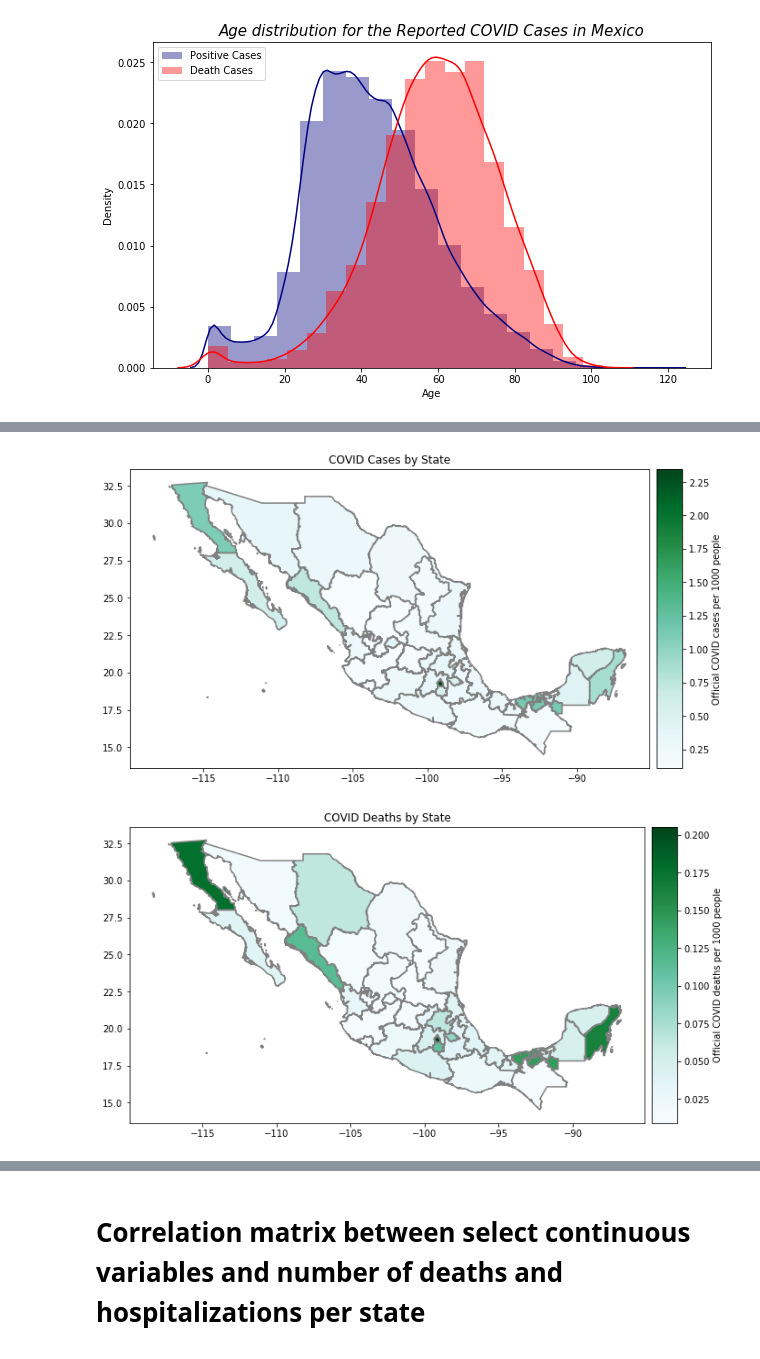
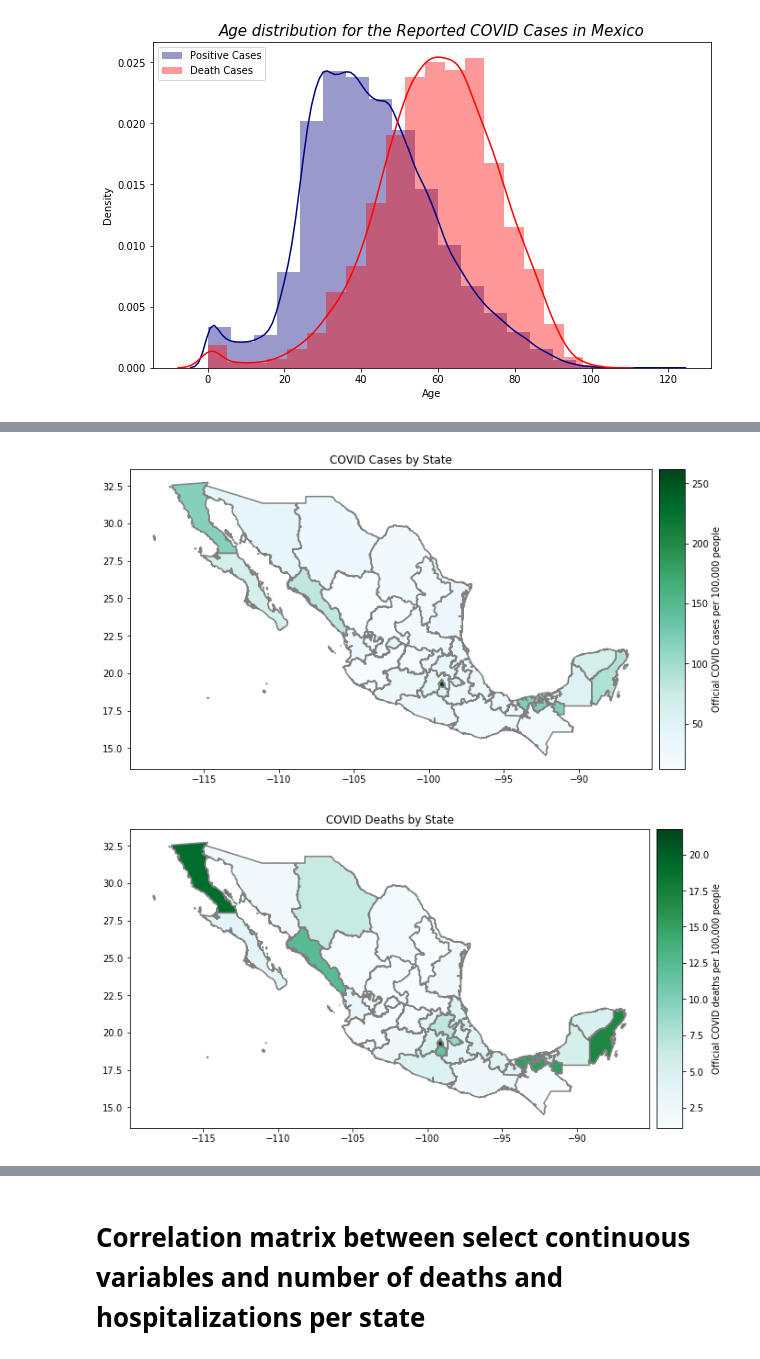
Before and after one commit to ml-project-2020/covid, a Jupyter notebook: Descriptive Visualizations.ipynb, the cells around one changed output, grey strips where cells are left out. Drawn from its saved outputs; the diff is of its cells as text; code cells hidden in the pictures.

Commit message:
Added state by state plots

```diff
--- a/Descriptive Visualizations.ipynb
+++ b/Descriptive Visualizations.ipynb
@@ -102,9 +102,11 @@ Finished cleaning, wrangling and grouping count columns are: ['casos_positivos',
 sum_bystate = covid_by_state.groupby(['entidad_um', 'entidad']).sum().reset_index()
 sum_bystate.loc[:, 'poblacion'] = hdata['POB_MIT_AÑO']
 
-sum_bystate.loc[:, 'positivos por 1000'] = (sum_bystate.casos_positivos/sum_bystate.poblacion) * 1000
-sum_bystate.loc[:, 'muertos por 1000'] = (sum_bystate.muertos/sum_bystate.poblacion) * 1000
-sum_bystate.loc[:, 'hospitalizado por 1000'] = (sum_bystate.hospitalizado/sum_bystate.poblacion) * 1000
+sum_bystate.loc[:, 'positivos por 100000'] = (sum_bystate.casos_positivos/sum_bystate.poblacion) * 100000
+sum_bystate.loc[:, 'muertos por 100000'] = (sum_bystate.muertos/sum_bystate.poblacion) * 100000
+sum_bystate.loc[:, 'hospitalizado por 100000'] = (sum_bystate.hospitalizado/sum_bystate.poblacion) * 100000
+sum_bystate.loc[:, 'pruebas por 100000'] = (sum_bystate.num_tests/sum_bystate.poblacion) * 100000
+
 
 
 sum_bystate_gdf = states_shape.merge(sum_bystate, right_on='entidad_um',
@@ -116,21 +118,21 @@ ax.set_title("COVID Cases by State")
 divider = make_axes_locatable(ax)
 cax = divider.append_axes("right", size="5%", pad=0.1)
 
-ax = sum_bystate_gdf.plot(column='positivos por 1000', cmap='BuGn', legend=True,
-                          legend_kwds={'label': "Official COVID cases per 1000 people"},
+ax = sum_bystate_gdf.plot(column='positivos por 100000', cmap='BuGn', legend=True,
+                          legend_kwds={'label': "Official COVID cases per 100,000 people"},
                           ax=ax, cax=cax)
 sum_bystate_gdf.boundary.plot(color='grey',ax =ax);
 # %% [output]
-[figure, old version]
+[figure, new version]
 # %%
 fig, ax = plt.subplots(figsize=(15,6))
 ax.set_title("COVID Deaths by State")
 divider = make_axes_locatable(ax)
 cax = divider.append_axes("right", size="5%", pad=0.1)
 
-ax = sum_bystate_gdf.plot(column='muertos por 1000', cmap='BuGn', legend=True,
-                          legend_kwds={'label': "Official COVID deaths per 1000 people"},
+ax = sum_bystate_gdf.plot(column='muertos por 100000', cmap='BuGn', legend=True,
+                          legend_kwds={'label': "Official COVID deaths per 100,000 people"},
                           ax=ax, cax=cax)
 sum_bystate_gdf.boundary.plot(color='grey',ax =ax);
 # %% [output]
-[figure, old version]
+[figure, new version]
```
Also changed, not shown: parts of 12 cells of this notebook.
